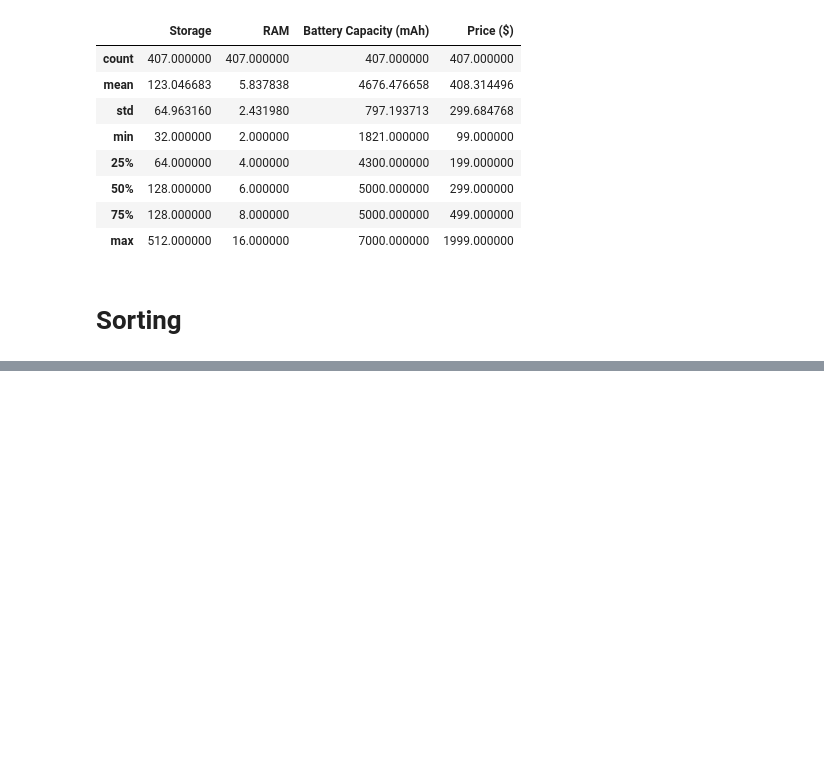
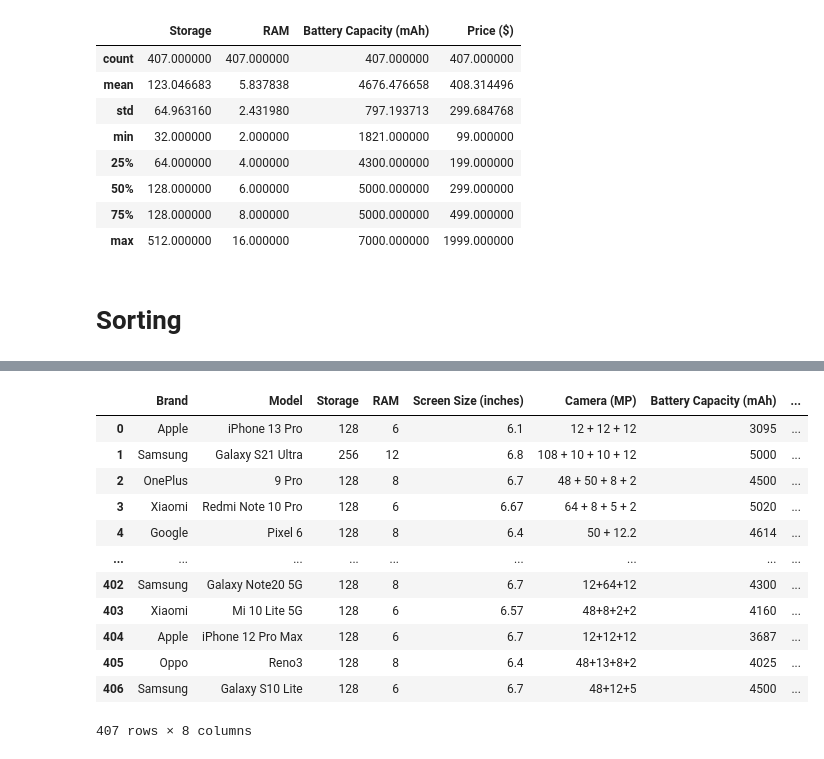
Before and after one commit to KhadafiZubaidiDev/my-projects, a Jupyter notebook: wrangler-project/main.ipynb, the cells around one changed output, grey strips where cells are left out. Drawn from its saved outputs; the diff is of its cells as text; code cells hidden in the pictures; blank space fills up the shorter version.

```diff
--- a/wrangler-project/main.ipynb
+++ b/wrangler-project/main.ipynb
@@ -312,0 +316,16 @@ df.describe()
+# %%
+df
+# %% [output]
+|  | Brand | Model | Storage | RAM | Screen Size (inches) | Camera (MP) | Battery Capacity (mAh) | ... |
+| 0 | Apple | iPhone 13 Pro | 128 | 6 | 6.1 | 12 + 12 + 12 | 3095 | ... |
+| 1 | Samsung | Galaxy S21 Ultra | 256 | 12 | 6.8 | 108 + 10 + 10 + 12 | 5000 | ... |
+| 2 | OnePlus | 9 Pro | 128 | 8 | 6.7 | 48 + 50 + 8 + 2 | 4500 | ... |
+| 3 | Xiaomi | Redmi Note 10 Pro | 128 | 6 | 6.67 | 64 + 8 + 5 + 2 | 5020 | ... |
+| 4 | Google | Pixel 6 | 128 | 8 | 6.4 | 50 + 12.2 | 4614 | ... |
+| ... | ... | ... | ... | ... | ... | ... | ... | ... |
+| 402 | Samsung | Galaxy Note20 5G | 128 | 8 | 6.7 | 12+64+12 | 4300 | ... |
+| 403 | Xiaomi | Mi 10 Lite 5G | 128 | 6 | 6.57 | 48+8+2+2 | 4160 | ... |
+| 404 | Apple | iPhone 12 Pro Max | 128 | 6 | 6.7 | 12+12+12 | 3687 | ... |
+| 405 | Oppo | Reno3 | 128 | 8 | 6.4 | 48+13+8+2 | 4025 | ... |
+| 406 | Samsung | Galaxy S10 Lite | 128 | 6 | 6.7 | 48+12+5 | 4500 | ... |
+407 rows × 8 columns
```
Also changed, not shown: parts of 9 cells of this notebook.
